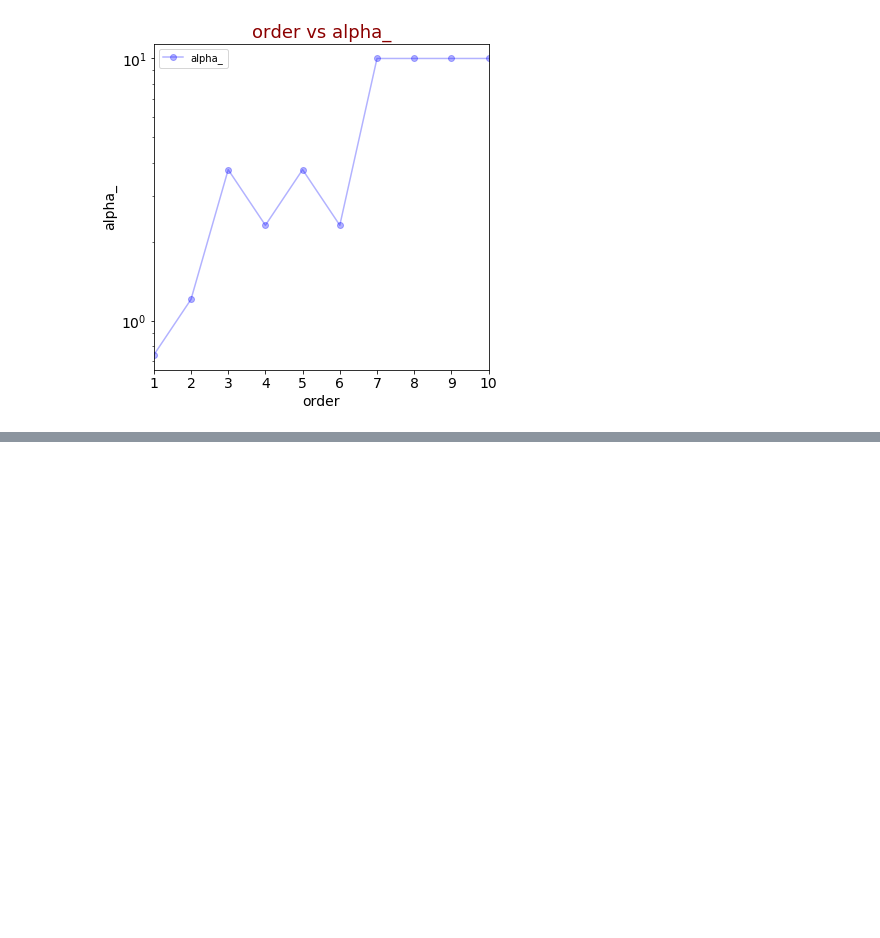
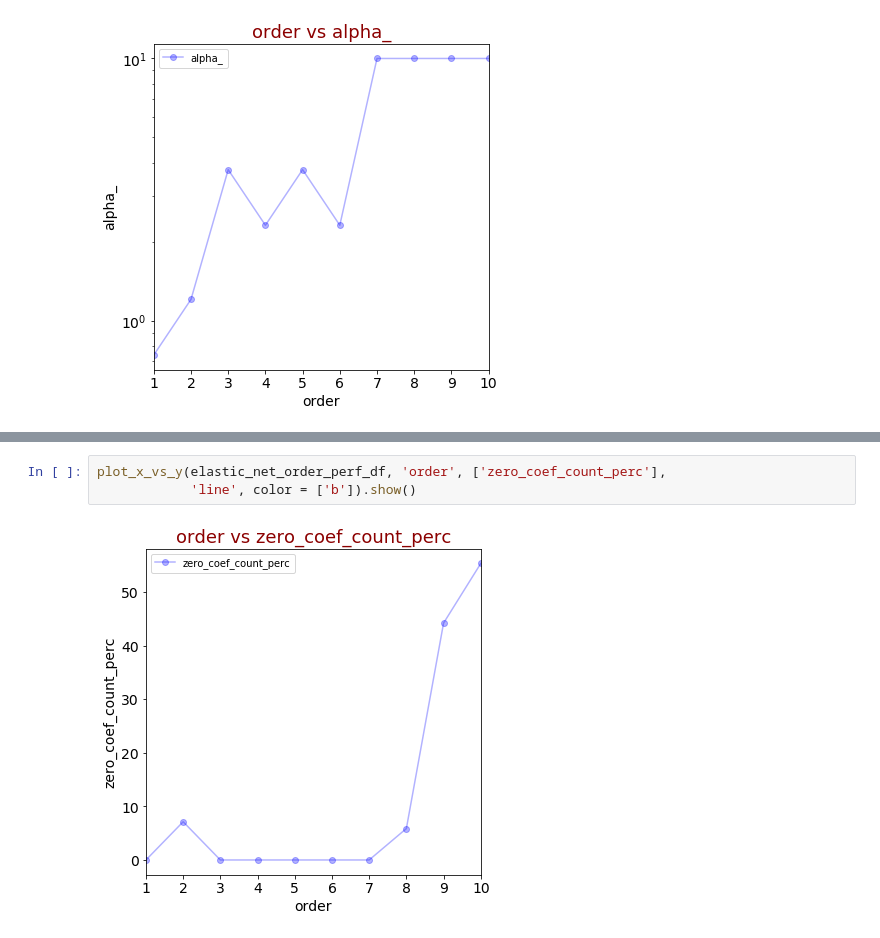
Before and after one commit to kaustubhkk47/DSMisc, a Jupyter notebook: UCIPowerPlant/UCIPowerPlant.ipynb, the cells around one changed output, grey strips where cells are left out. Saved outputs shown, nothing was run; the diff lists cells and outputs as text; blank space fills up the shorter version.

```diff
--- a/UCIPowerPlant/UCIPowerPlant.ipynb
+++ b/UCIPowerPlant/UCIPowerPlant.ipynb
@@ -710,0 +812,5 @@ plot_x_vs_y(ridge_order_perf_df, 'order', ['alpha_'],
+# %%
+plot_x_vs_y(elastic_net_order_perf_df, 'order', ['zero_coef_count_perc'],
+            'line', color = ['b']).show()
+# %% [output]
+[figure, added]
```
Also changed, not shown: parts of 22 cells of this notebook, 1 other file.
